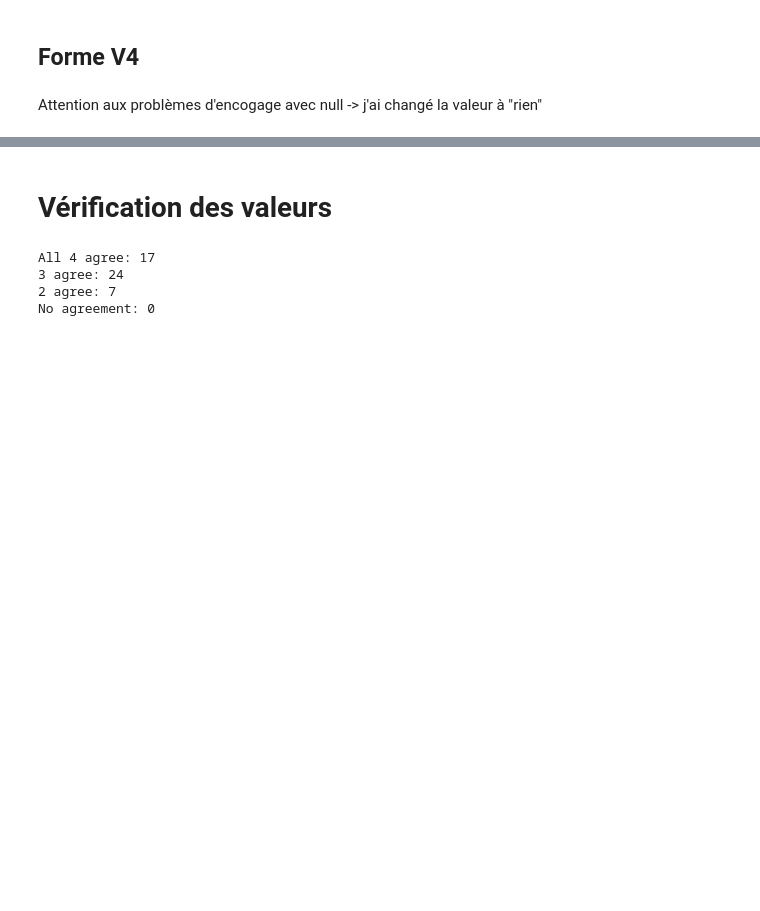
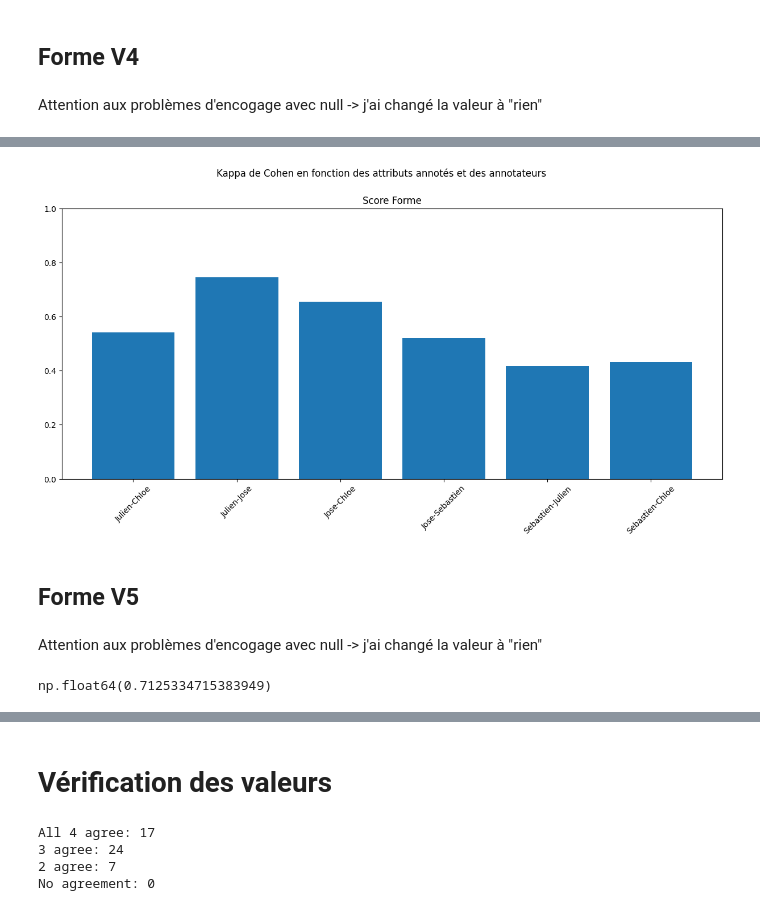
Before and after one commit to chloeboireaudevier/StageMIDL, a Jupyter notebook: kappa_cohen.ipynb, the cells around one changed output, grey strips where cells are left out. Saved outputs shown, nothing was run; the diff lists cells and outputs as text; code cells hidden in the pictures; blank space fills up the shorter version.

```diff
--- a/kappa_cohen.ipynb
+++ b/kappa_cohen.ipynb
@@ -407,0 +409,26 @@ score_forme
+# %%
+f, (ax1) = plt.subplots(1, 1)
+f.set_figheight(7)
+f.set_figwidth(15)
+f.subplots_adjust(bottom=0.2)
+
+ax1.bar(noms, score_forme)
+ax1.tick_params(axis='x', labelrotation=45)
+ax1.set_title('Score Forme')  # Title for first subplot
+ax1.set_ylim([0,1])
+
+f.suptitle("Kappa de Cohen en fonction des attributs annotés et des annotateurs")
+plt.show()
+# %% [output]
+[figure, added]
+# %% [markdown]
+## Forme V5
+# %% [markdown]
+Attention aux problèmes d'encogage avec null -> j'ai changé la valeur à "rien"
+# %%
+agreg_forme = aggregate_raters(np.array([dataJulien['Forme v5'].to_numpy(),dataChloe['Forme v5'].to_numpy(),dataJose['Forme v5'].to_numpy(),dataSebastien['Forme v5'].to_numpy()]).transpose())
+multi_score_forme = fleiss_kappa(agreg_forme[0])
+
+multi_score_forme
+# %% [output]
+np.float64(0.7125334715383949)
```
Also changed, not shown: parts of 8 cells of this notebook, 6 other files.
